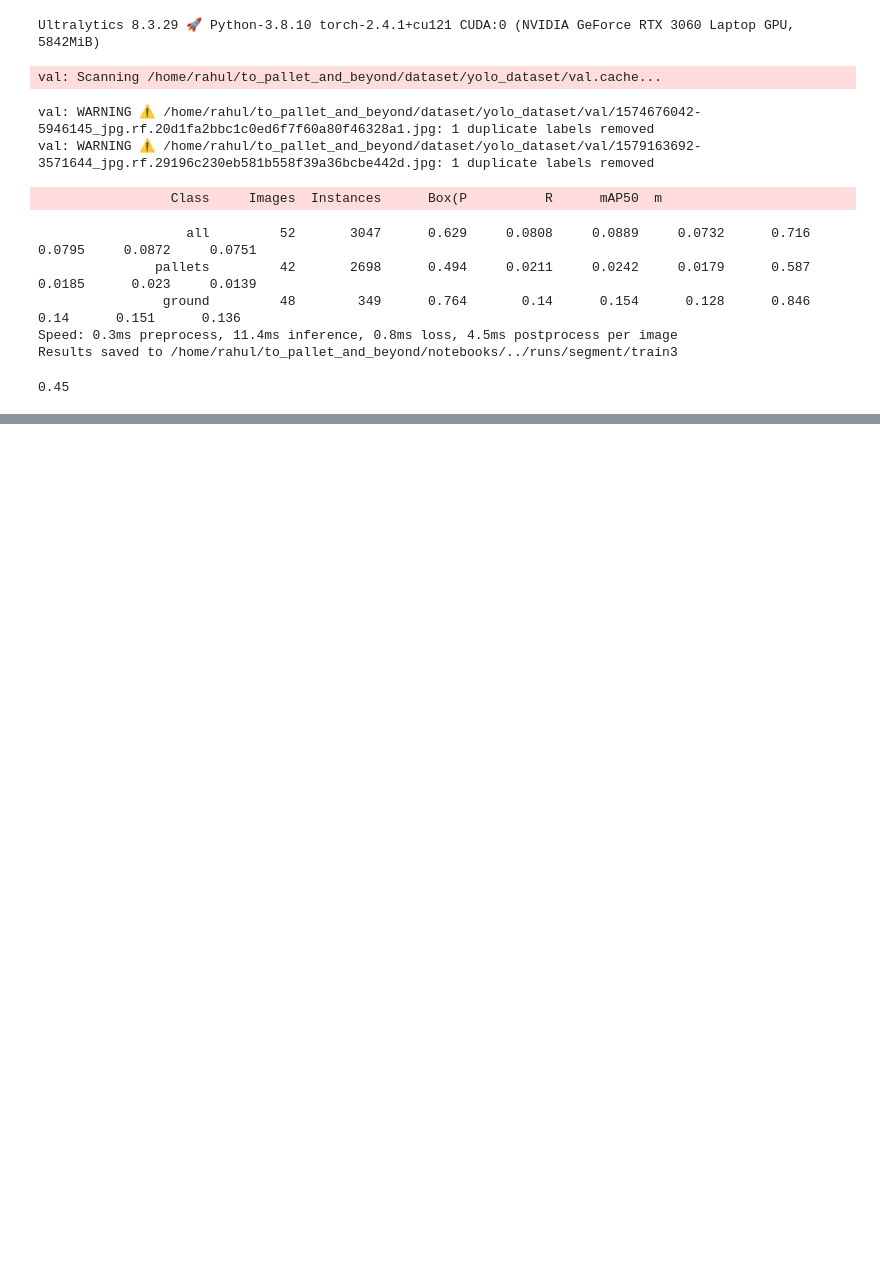
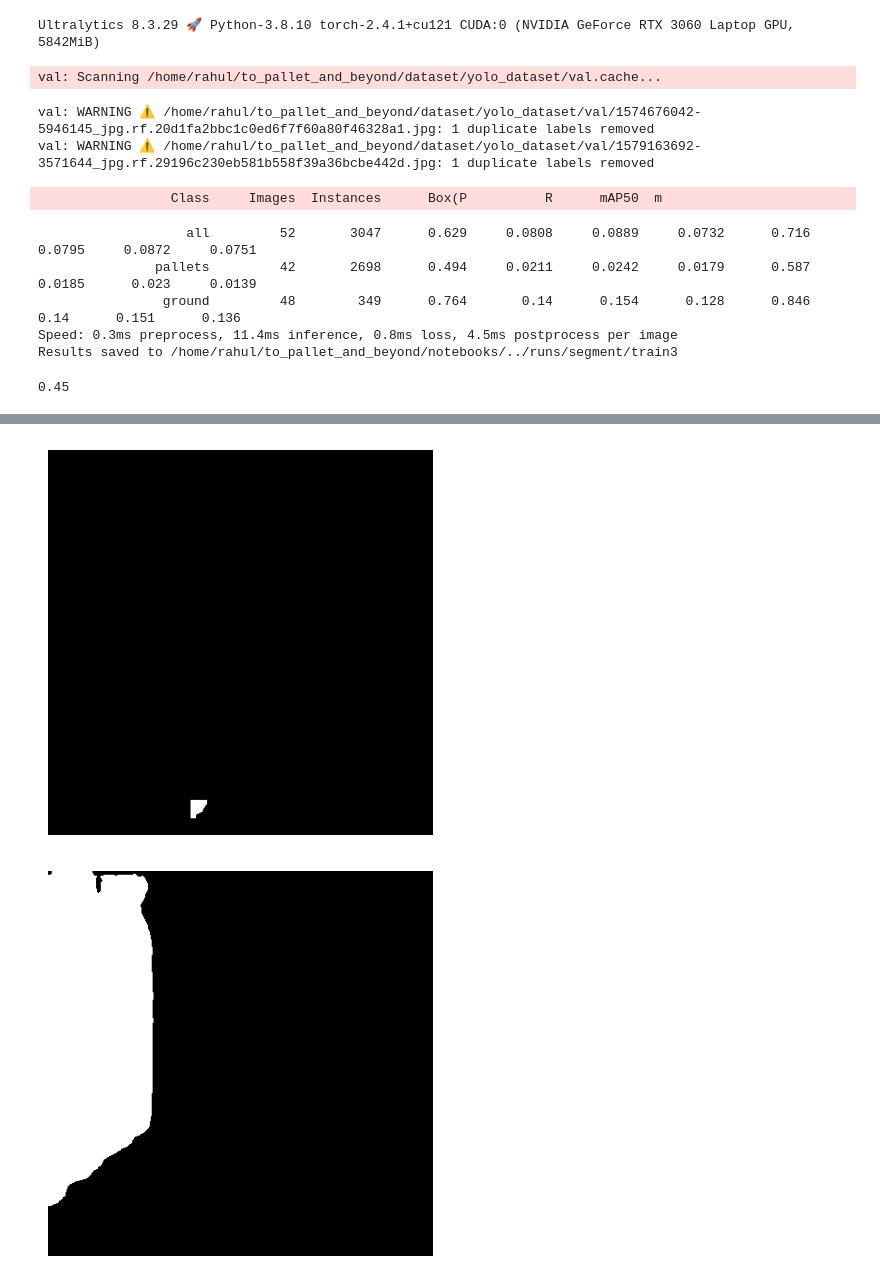
Before and after one commit to cruxbots/to_pallets_and_beyond, a Jupyter notebook: notebooks/training.ipynb, the cells around one changed output, grey strips where cells are left out. Drawn from its saved outputs; the diff is of its cells as text; code cells hidden in the pictures; blank space fills up the shorter version.

```diff
--- a/notebooks/training.ipynb
+++ b/notebooks/training.ipynb
@@ -119,0 +137,19 @@ result_val.confusion_matrix.iou_thres
+# %%
+ground_mask = np.zeros(img.shape[:2], np.uint8)
+pallete_mask = np.zeros(img.shape[:2], np.uint8)
+for r in res[0]:
+
+
+    if r.names[r.boxes.cls.tolist().pop()] == 'ground':
+        contour = r.masks.xy.pop().astype(np.int32).reshape(-1, 1, 2)
+        _ = cv2.drawContours(ground_mask, [contour], -1, (255, 255, 255), cv2.FILLED)
+        img_mask = cv2.cvtColor(ground_mask, cv2.COLOR_GRAY2BGR)
+
+    elif r.names[r.boxes.cls.tolist().pop()] == 'pallets':
+        contour = r.masks.xy.pop().astype(np.int32).reshape(-1, 1, 2)
+        _ = cv2.drawContours(pallete_mask, [contour], -1, (255, 255, 255), cv2.FILLED)
+        img_mask = cv2.cvtColor(pallete_mask, cv2.COLOR_GRAY2BGR)
+    plt_show(img_mask)
+# %% [output]
+[figure, added]
+[figure, added]
```
Also changed, not shown: parts of 12 cells of this notebook, 6 other files.
